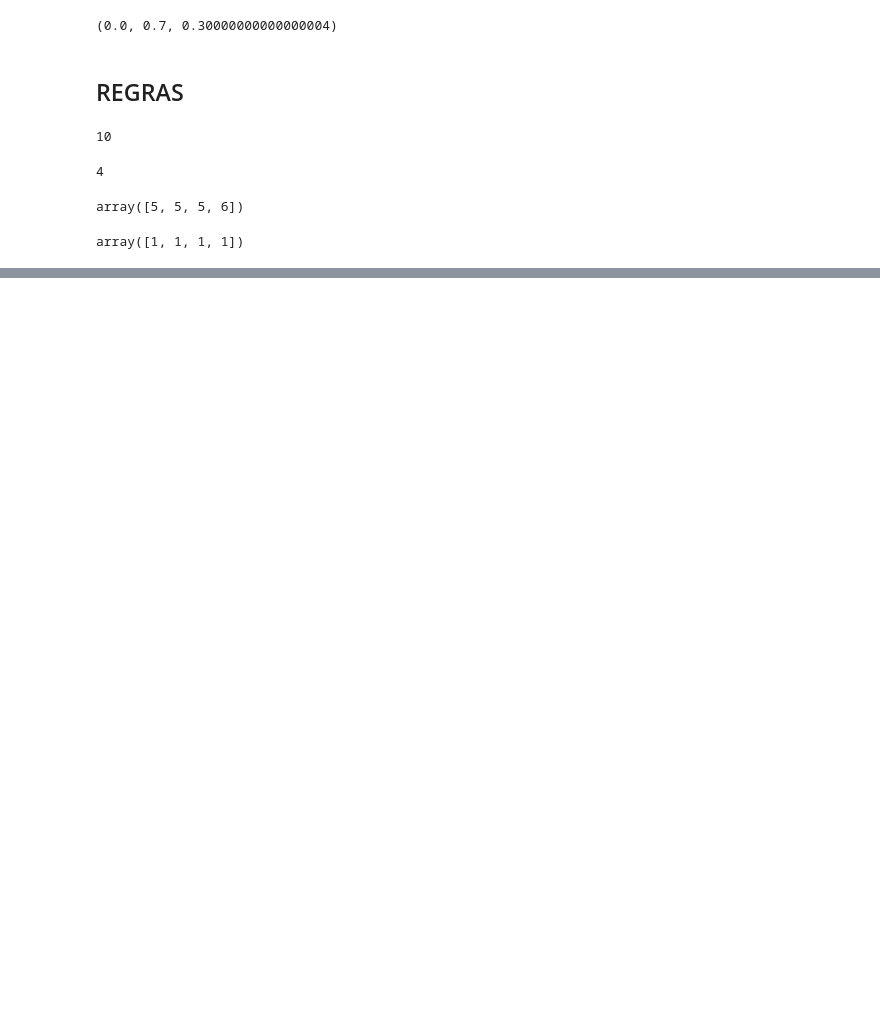
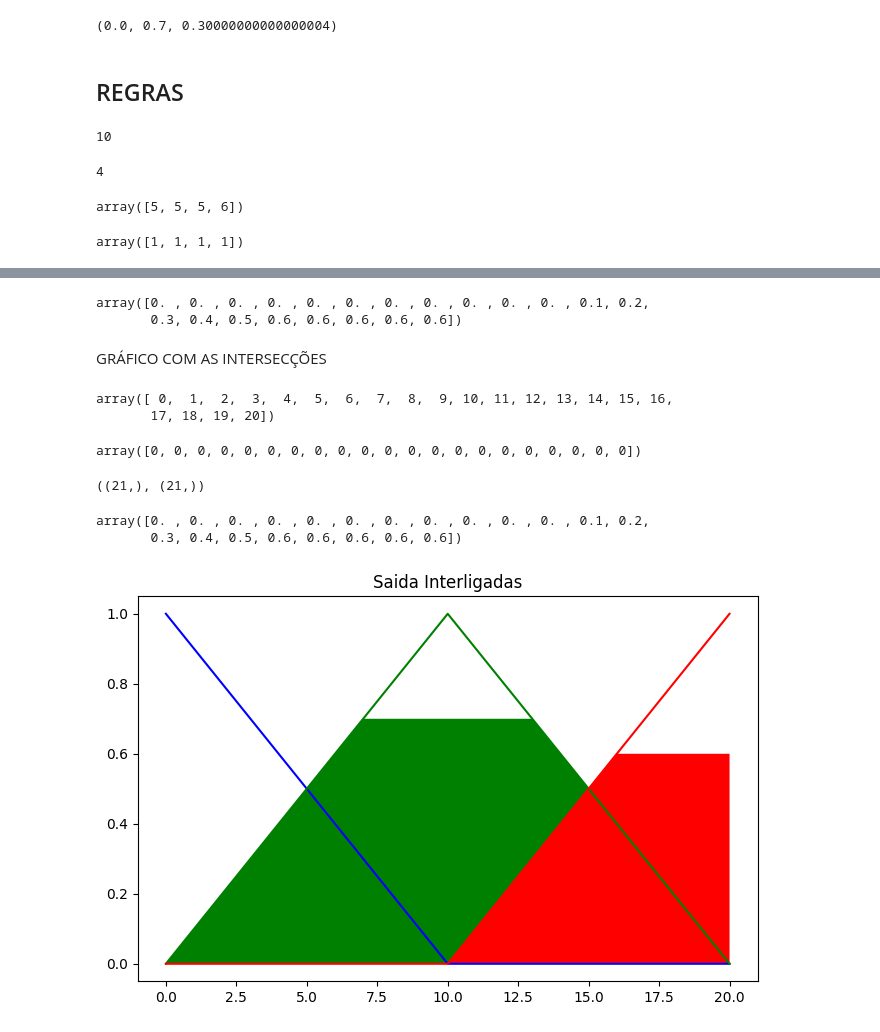
Before and after one commit to DouglasSilva2/Logica_de_Fuzzy_python, a Jupyter notebook: Logica_de_Fuzzy_3º_Etudo_de_Caso_Gorjeta_Hard_Fuzzy_Python.ipynb, the cells around one changed output, grey strips where cells are left out. Drawn from its saved outputs; the diff is of its cells as text; code cells hidden in the pictures; blank space fills up the shorter version.

Commit message:
Logica_de_Fuzzy_3º_Etudo_de_Caso_Gorjeta_Hard_Fuzzy

```diff
--- a/Logica_de_Fuzzy_3º_Etudo_de_Caso_Gorjeta_Hard_Fuzzy_Python.ipynb
+++ b/Logica_de_Fuzzy_3º_Etudo_de_Caso_Gorjeta_Hard_Fuzzy_Python.ipynb
@@ -257,0 +298,3 @@ array([1, 1, 1, 1])
+# %%
+ativacao_gorjeta_media = np.fmin(servico_nivel_aceitavel, y_gorjeta_media)# VAMOS FAZER A ANALISE ENTRE OS VALORES / COMPARATIVO, PARA CAPITURAR O MENOR VALOR!!
+ativacao_gorjeta_media
@@ -257,0 +313,3 @@ array([1, 1, 1, 1])
+# %%
+ativacao_regra3 = np.fmax(servico_nivel_otimo, comida_nivel_saborosa) #VAI SER BUSCADO ENTRE OS DOIS VALORES, O VALOR MAIOR
+ativacao_regra3
@@ -257,0 +323,39 @@ array([1, 1, 1, 1])
+# %%
+ativacao_gorjeta_alta = np.fmin(ativacao_regra3, y_gorjeta_alta) #VAMOS REALIZAR A COMPARAÇÃO COM TODOS OS VALORES DA MINHA LISTA (ARRAY) | TRAZENDO O MENOR DADO!!
+ativacao_gorjeta_alta
+# %% [output]
+array([0. , 0. , 0. , 0. , 0. , 0. , 0. , 0. , 0. , 0. , 0. , 0.1, 0.2,
+       0.3, 0.4, 0.5, 0.6, 0.6, 0.6, 0.6, 0.6])
+# %% [markdown]
+GRÁFICO COM AS INTERSECÇÕES
+# %%
+#NOSSO EIXO X
+x_gorjeta
+# %% [output]
+array([ 0,  1,  2,  3,  4,  5,  6,  7,  8,  9, 10, 11, 12, 13, 14, 15, 16,
+       17, 18, 19, 20])
+# %%
+x_gorjeta0 = np.zeros_like(x_gorjeta)
+x_gorjeta0
+# %% [output]
+array([0, 0, 0, 0, 0, 0, 0, 0, 0, 0, 0, 0, 0, 0, 0, 0, 0, 0, 0, 0, 0])
+# %%
+x_gorjeta.shape, x_gorjeta0.shape
+# %% [output]
+((21,), (21,))
+# %%
+ativacao_gorjeta_alta
+# %% [output]
+array([0. , 0. , 0. , 0. , 0. , 0. , 0. , 0. , 0. , 0. , 0. , 0.1, 0.2,
+       0.3, 0.4, 0.5, 0.6, 0.6, 0.6, 0.6, 0.6])
+# %%
+fig, ax = plt.subplots(figsize = (8,5))
+ax.fill_between(x_gorjeta, x_gorjeta0, ativacao_gorjeta_baixa, facecolor = 'b')
+ax.plot(x_gorjeta, y_gorjeta_baixa, 'b')
+ax.fill_between(x_gorjeta, x_gorjeta0, ativacao_gorjeta_media, facecolor = 'g')
+ax.plot(x_gorjeta, y_gorjeta_media, 'g')
+ax.fill_between(x_gorjeta, x_gorjeta0, ativacao_gorjeta_alta, facecolor = 'r')
+ax.plot(x_gorjeta, y_gorjeta_alta, 'r')
+ax.set_title('Saida Interligadas');
+# %% [output]
+[figure, added]
```
Also changed, not shown: parts of 19 cells of this notebook.
